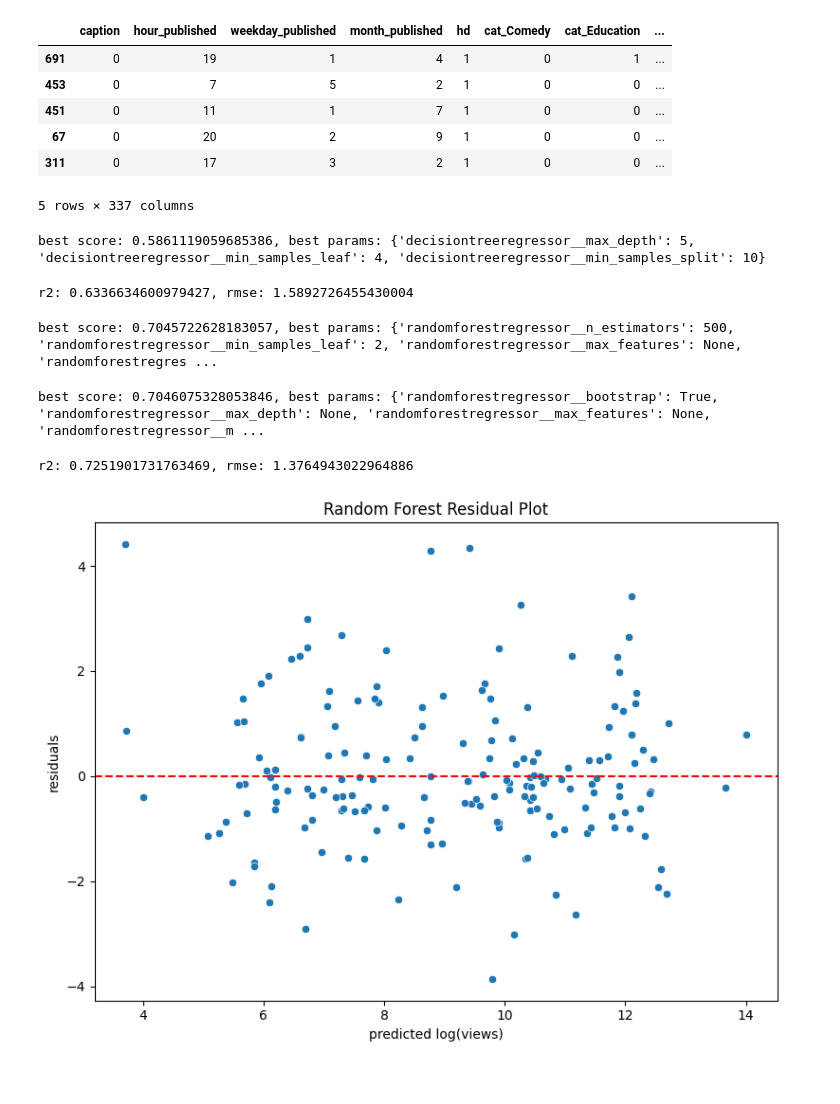
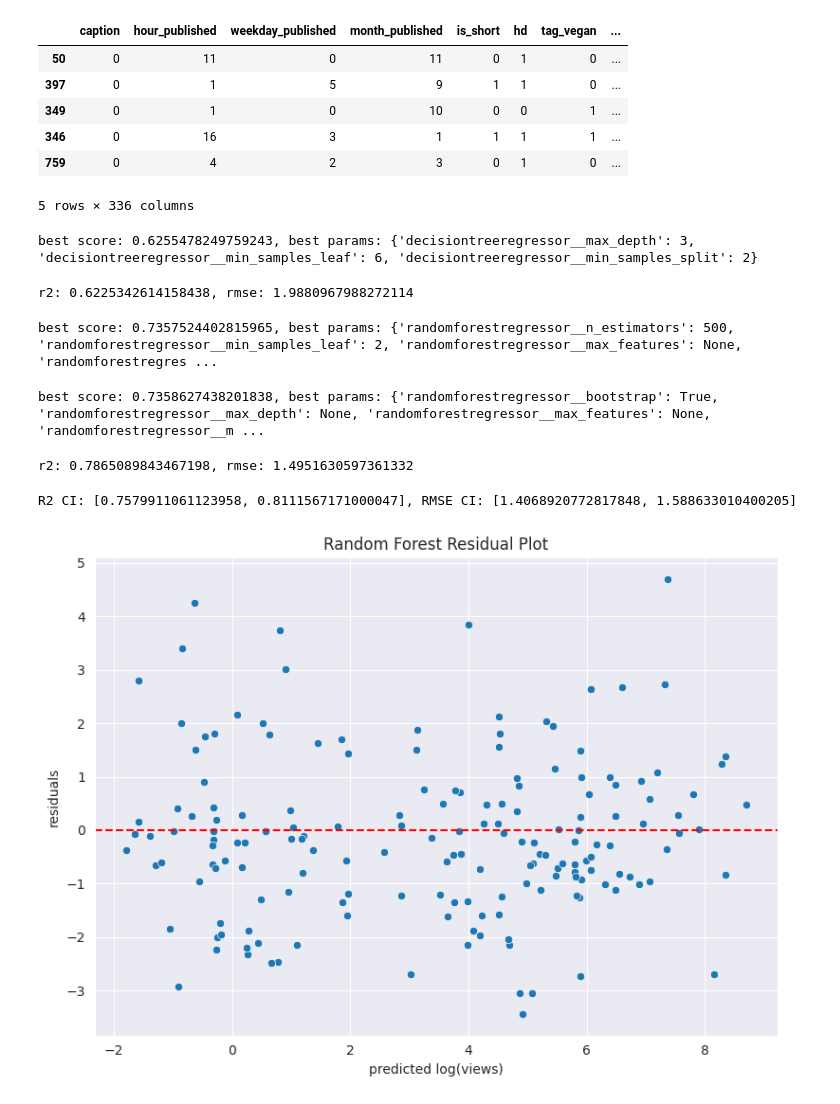
Before and after one commit to gh4rris/vegan_youtube, a Jupyter notebook: 04_modeling_dt_rf.ipynb, the cells around one changed output. Drawn from its saved outputs; the diff is of its cells as text; code cells hidden in the pictures.

```diff
--- a/04_modeling_dt_rf.ipynb
+++ b/04_modeling_dt_rf.ipynb
@@ -46,24 +35,22 @@ video_df.head()
 # %%
 # split into features and target variable
-
-X = video_df.drop(columns="log_view_count")
-y = video_df["log_view_count"]
+X = video_df.drop(columns="box_view_rate")
+y = video_df["box_view_rate"]
 
 # split into training and test data
 SEED = 666
 X_train, X_test, y_train, y_test = train_test_split(X, y, test_size=0.2, random_state=SEED)
 X_train.head()
 # %% [output]
-|  | caption | hour_published | weekday_published | month_published | hd | cat_Comedy | cat_Education | ... |
-| 691 | 0 | 19 | 1 | 4 | 1 | 0 | 1 | ... |
-| 453 | 0 | 7 | 5 | 2 | 1 | 0 | 0 | ... |
-| 451 | 0 | 11 | 1 | 7 | 1 | 0 | 0 | ... |
-| 67 | 0 | 20 | 2 | 9 | 1 | 0 | 0 | ... |
-| 311 | 0 | 17 | 3 | 2 | 1 | 0 | 0 | ... |
+|  | caption | hour_published | weekday_published | month_published | is_short | hd | tag_vegan | ... |
+| 50 | 0 | 11 | 0 | 11 | 0 | 1 | 0 | ... |
+| 397 | 0 | 1 | 5 | 9 | 1 | 1 | 0 | ... |
+| 349 | 0 | 1 | 0 | 10 | 0 | 0 | 1 | ... |
+| 346 | 0 | 16 | 3 | 1 | 1 | 1 | 1 | ... |
+| 759 | 0 | 4 | 2 | 3 | 0 | 1 | 0 | ... |
-5 rows × 337 columns
+5 rows × 336 columns
 # %%
 # hyperparameter tune a decision tree regressor
-SEED = 666
 params = {"decisiontreeregressor__max_depth": [3, 5, 10, 15, 20, 30, None], "decisiontreeregressor__min_samples_leaf": [2, 4, 6], "decisiontreeregressor__min_samples_split": [2, 5, 10]}
 pipeline = make_pipeline(StandardScaler(), DecisionTreeRegressor(random_state=SEED))
 grid_search = GridSearchCV(pipeline, param_grid=params, cv=10, scoring="r2", n_jobs=-1)
@@ -71,7 +58,7 @@ grid_search.fit(X_train, y_train)
 best_params = grid_search.best_params_
 print(f"best score: {grid_search.best_score_}, best params: {best_params}")
 # %% [output]
-best score: 0.5861119059685386, best params: {'decisiontreeregressor__max_depth': 5, 'decisiontreeregressor__min_samples_leaf': 4, 'decisiontreeregressor__min_samples_split': 10}
+best score: 0.6255478249759243, best params: {'decisiontreeregressor__max_depth': 3, 'decisiontreeregressor__min_samples_leaf': 6, 'decisiontreeregressor__min_samples_split': 2}
 # %%
 # fit decision tree with optimal parameters
 dt = DecisionTreeRegressor(max_depth=best_params["decisiontreeregressor__max_depth"], min_samples_leaf=best_params["decisiontreeregressor__min_samples_leaf"], min_samples_split=best_params["decisiontreeregressor__min_samples_split"], random_state=SEED)
@@ -81,7 +68,7 @@ rmse = root_mean_squared_error(y_test, y_pred)
 r2 = dt.score(X_test, y_test)
 print(f"r2: {r2}, rmse: {rmse}")
 # %% [output]
-r2: 0.6336634600979427, rmse: 1.5892726455430004
+r2: 0.6225342614158438, rmse: 1.9880967988272114
 # %%
 # instantiate random forest and use randomized cross validation to search wide range of hyperparameters
 params = {"randomforestregressor__n_estimators": [100, 200, 300, 500, 1000], "randomforestregressor__max_depth": [10, 20, 30, 50, None], "randomforestregressor__min_samples_leaf": [2, 4, 6],
@@ -92,7 +79,7 @@ rand_search.fit(X_train, y_train)
 best_params = rand_search.best_params_
 print(f"best score: {rand_search.best_score_}, best params: {best_params}")
 # %% [output]
-best score: 0.7045722628183057, best params: {'randomforestregressor__n_estimators': 500, 'randomforestregressor__min_samples_leaf': 2, 'randomforestregressor__max_features': None, 'randomforestregres ...
+best score: 0.7357524402815965, best params: {'randomforestregressor__n_estimators': 500, 'randomforestregressor__min_samples_leaf': 2, 'randomforestregressor__max_features': None, 'randomforestregres ...
 # %%
 # use gridsearch for fine-tuning hyperparameters
 params = {"randomforestregressor__n_estimators": np.arange(best_params["randomforestregressor__n_estimators"] - 20, best_params["randomforestregressor__n_estimators"] + 30, 10), "randomforestregressor__max_depth": [best_params["randomforestregressor__max_depth"]],
@@ -104,7 +91,7 @@ grid_search.fit(X_train, y_train)
 best_params = grid_search.best_params_
 print(f"best score: {grid_search.best_score_}, best params: {best_params}")
 # %% [output]
-best score: 0.7046075328053846, best params: {'randomforestregressor__bootstrap': True, 'randomforestregressor__max_depth': None, 'randomforestregressor__max_features': None, 'randomforestregressor__m ...
+best score: 0.7358627438201838, best params: {'randomforestregressor__bootstrap': True, 'randomforestregressor__max_depth': None, 'randomforestregressor__max_features': None, 'randomforestregressor__m ...
 # %%
 # fit random forest with optimal parameters
 pipeline = make_pipeline(StandardScaler(), RandomForestRegressor(n_estimators=best_params["randomforestregressor__n_estimators"], max_depth=best_params["randomforestregressor__max_depth"], min_samples_leaf=best_params["randomforestregressor__min_samples_leaf"],
@@ -116,7 +103,26 @@ r2 = pipeline.score(X_test, y_test)
 rf = pipeline.named_steps["randomforestregressor"]
 print(f"r2: {r2}, rmse: {rmse}")
 # %% [output]
-r2: 0.7251901731763469, rmse: 1.3764943022964886
+r2: 0.7865089843467198, rmse: 1.4951630597361332
+# %%
+# calculate 95% confidence intervals
+r2_scores = []
+rmse_scores = []
+for i in range(1000):
+    X_resampled, y_resampled = resample(X_test, y_test, n_samples=len(X_train), replace=True, random_state=i)
+    y_resampled_pred = pipeline.predict(X_resampled)
+    rmse = root_mean_squared_error(y_resampled, y_resampled_pred)
+    r2 = pipeline.score(X_resampled, y_resampled)
+    r2_scores.append(r2)
+    rmse_scores.append(rmse)
+
+r2_lower = np.percentile(r2_scores, 2.5)
+r2_upper = np.percentile(r2_scores, 97.5)
+rmse_lower = np.percentile(rmse_scores, 2.5)
+rmse_upper = np.percentile(rmse_scores, 97.5)
+print(f"R2 CI: [{r2_lower}, {r2_upper}], RMSE CI: [{rmse_lower}, {rmse_upper}]")
+# %% [output]
+R2 CI: [0.7579911061123958, 0.8111567171000047], RMSE CI: [1.4068920772817848, 1.588633010400205]
 # %%
 # visualize residuals to look for patterns
 residuals = y_test - y_pred
@@ -131,8 +137,9 @@ plt.tight_layout()
 
 # save png
 plt.savefig("images/rf_residual_plot.png", dpi=300)
+plt.show()
 # %% [output]
-[figure, old version]
+[figure, new version]
 # %%
 # list top model feature importances
 feature_importances = pd.Series(rf.feature_importances_, index=X_train.columns).sort_values(ascending=False)
```
Also changed, not shown: parts of 37 cells of this notebook, 25 other files.
